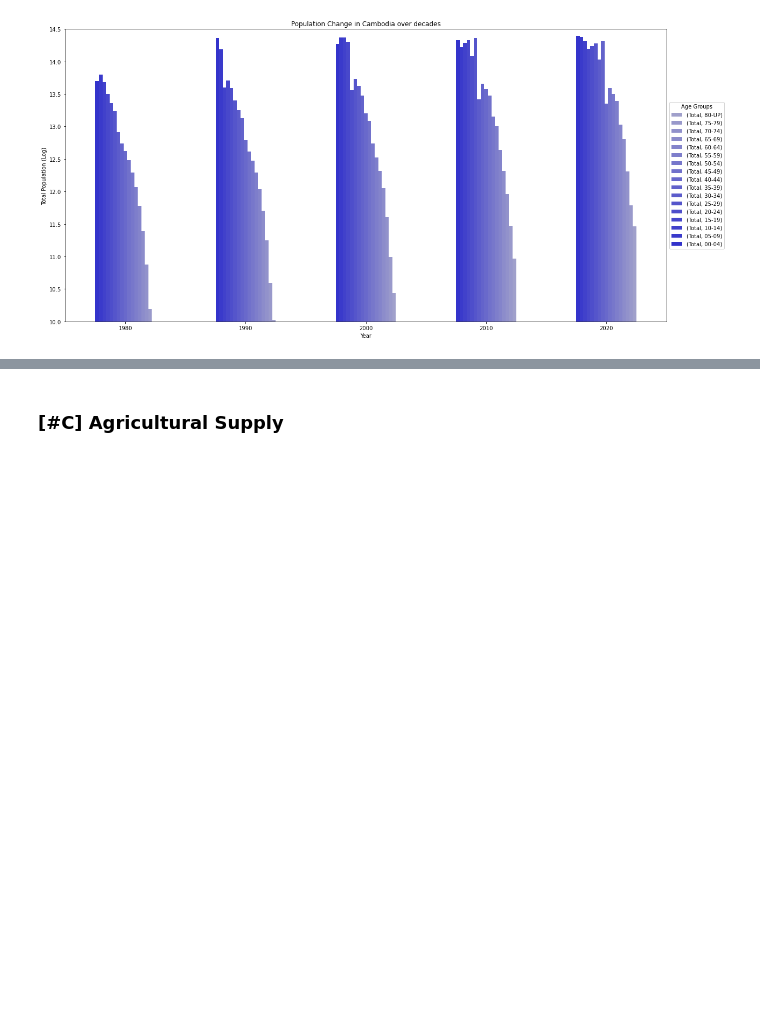
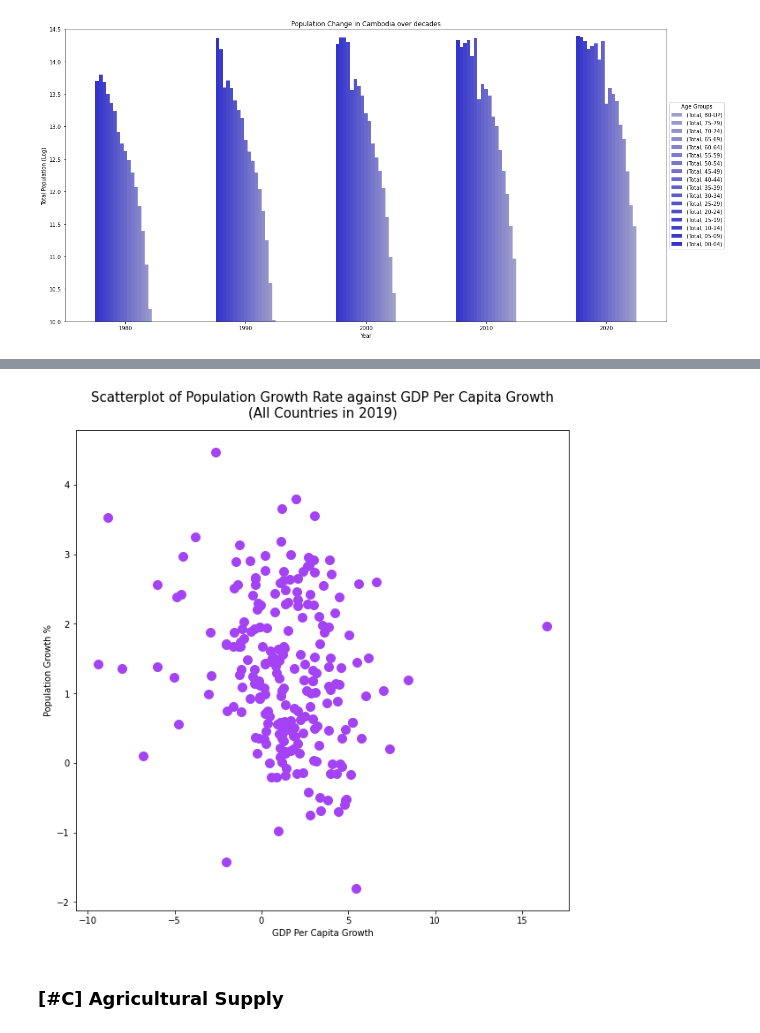
Before and after one commit to jasminlee/EEP-153-Mahalanobis-project-1, a Jupyter notebook: project1_final01.ipynb, the cells around one changed output, grey strips where cells are left out. Saved outputs shown, nothing was run; the diff lists cells and outputs as text; code cells hidden in the pictures; blank space fills up the shorter version.

```diff
--- a/project1_final01.ipynb
+++ b/project1_final01.ipynb
@@ -503,3 +528,12 @@ graph.legend(handles[::-1], labels[::-1], title='Age Groups', loc='center left',
+# %%
+#indicators
+#'NY.GDP.PCAP.KD.ZG': GDPPC
+#'SP.POP.GROW': Pop Growth %
+two_indicators_dict = {'NY.GDP.PCAP.KD.ZG': 'GDP Per Capita Growth', 'SP.POP.GROW': 'Population Growth %'}
+title = 'Scatterplot of Population Growth Rate against GDP Per Capita Growth\n(All Countries in 2019)'
+draw_scatterplot(two_indicators_dict, 2019, title)
+# %% [output]
+[figure, added]
 # %% [markdown]
 ### [#C] Agricultural Supply
 # %% [markdown]
```
Also changed, not shown: parts of 2 cells of this notebook.
